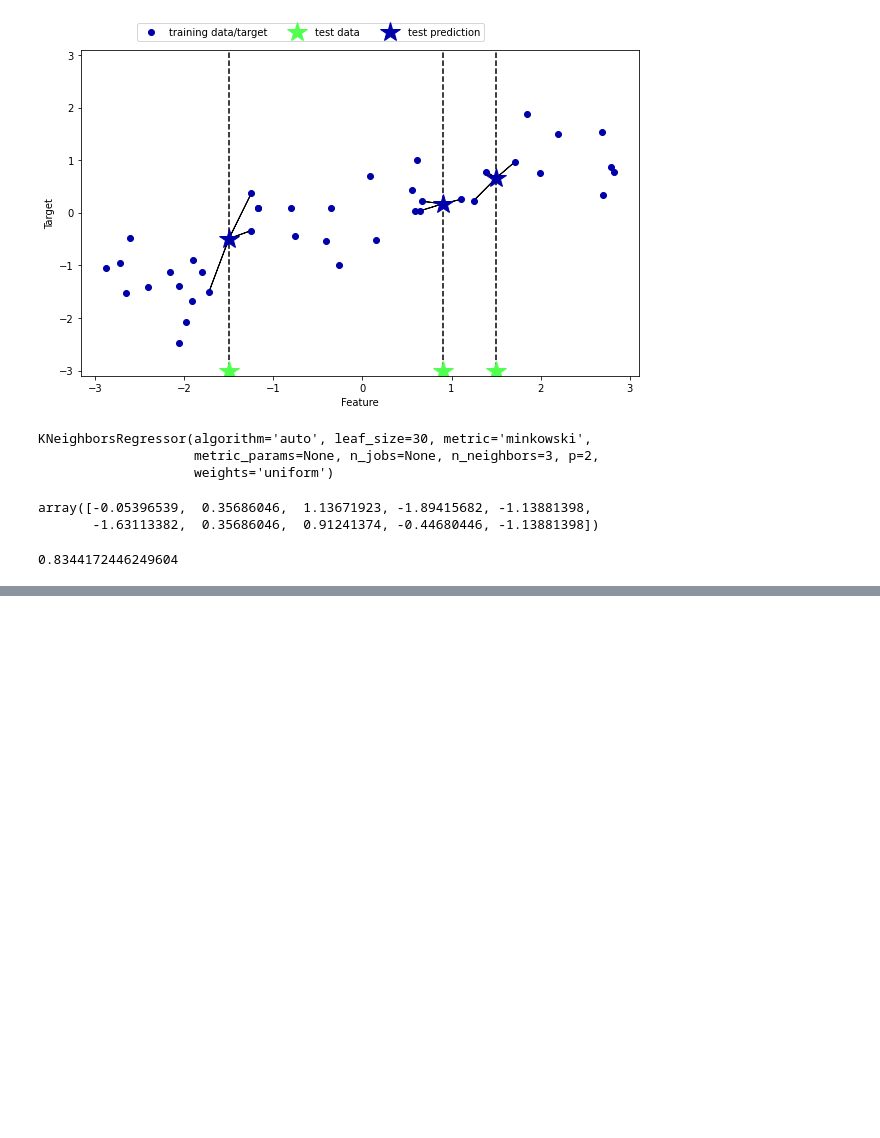
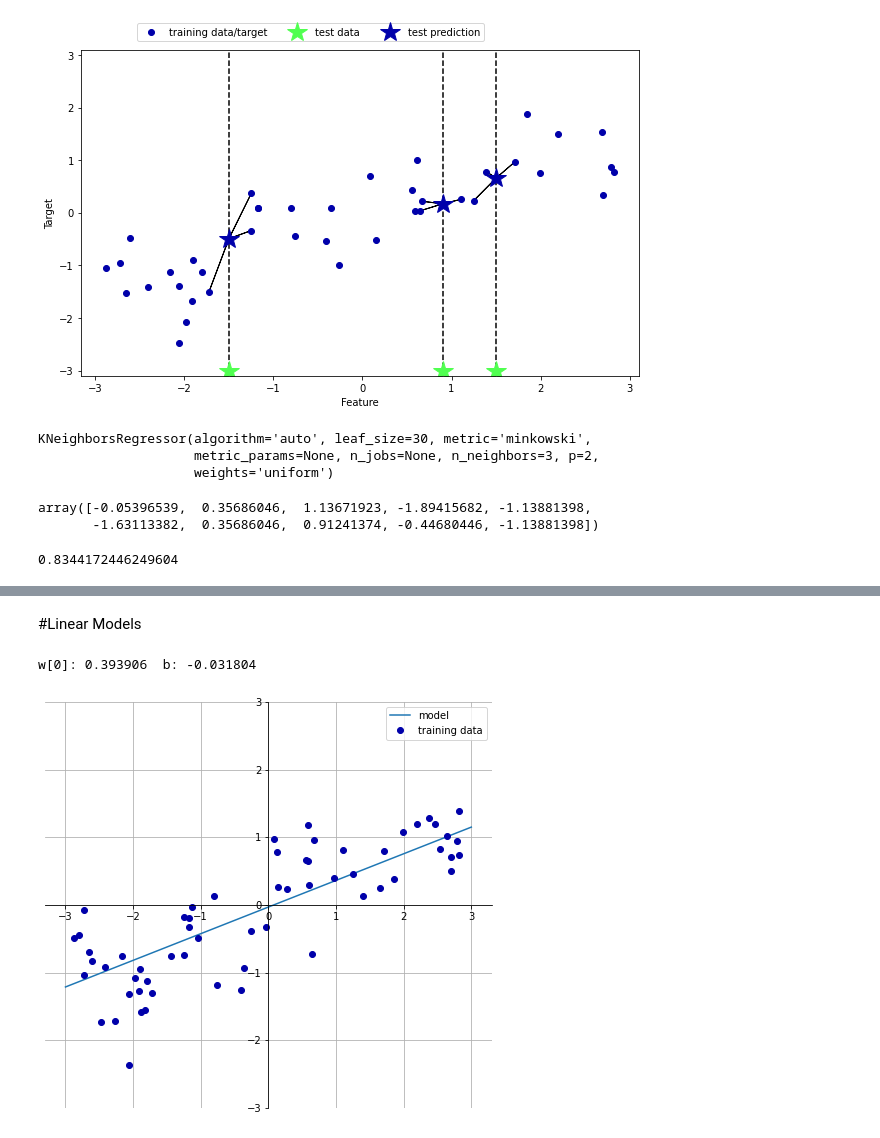
Before and after one commit to bignamu/python-AI, a Jupyter notebook: Scikit_Learn_clf_reg.ipynb, the cells around one changed output, grey strips where cells are left out. Cells and saved outputs as stored; diff of their text form; code cells hidden in the pictures; blank space fills up the shorter version.

```diff
--- a/Scikit_Learn_clf_reg.ipynb
+++ b/Scikit_Learn_clf_reg.ipynb
@@ -408,0 +453,7 @@ reg.score(X_test,y_test)
+# %% [markdown]
+#Linear Models
+# %%
+mglearn.plots.plot_linear_regression_wave()
+# %% [output]
+w[0]: 0.393906  b: -0.031804
+[figure, added]
```
Also changed, not shown: parts of 53 cells of this notebook.
